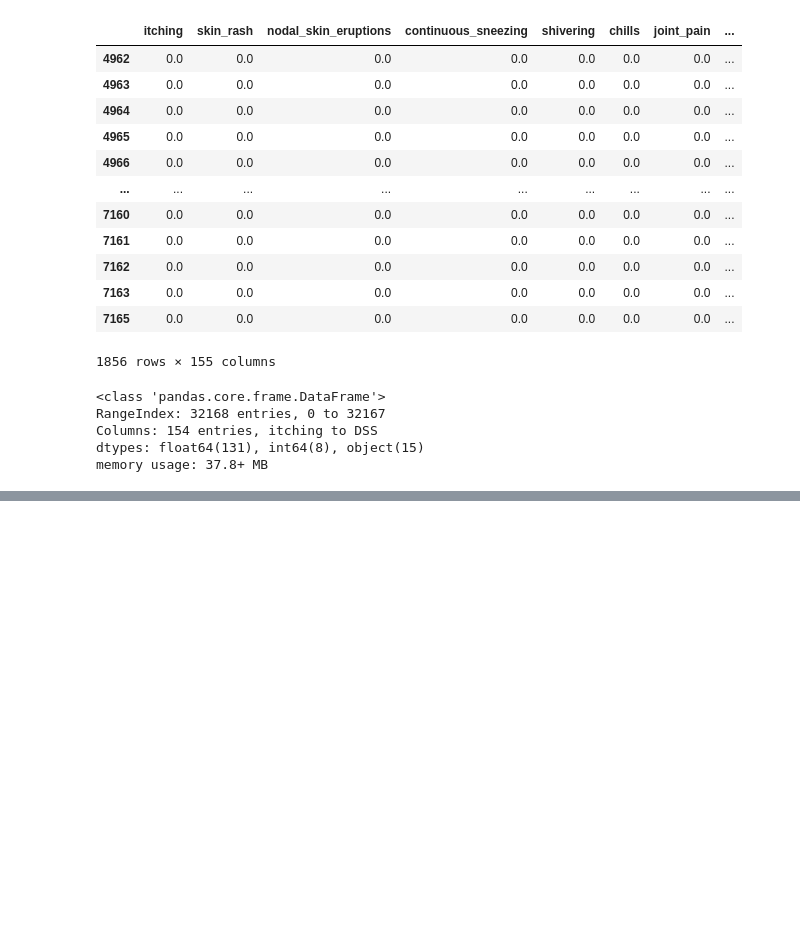
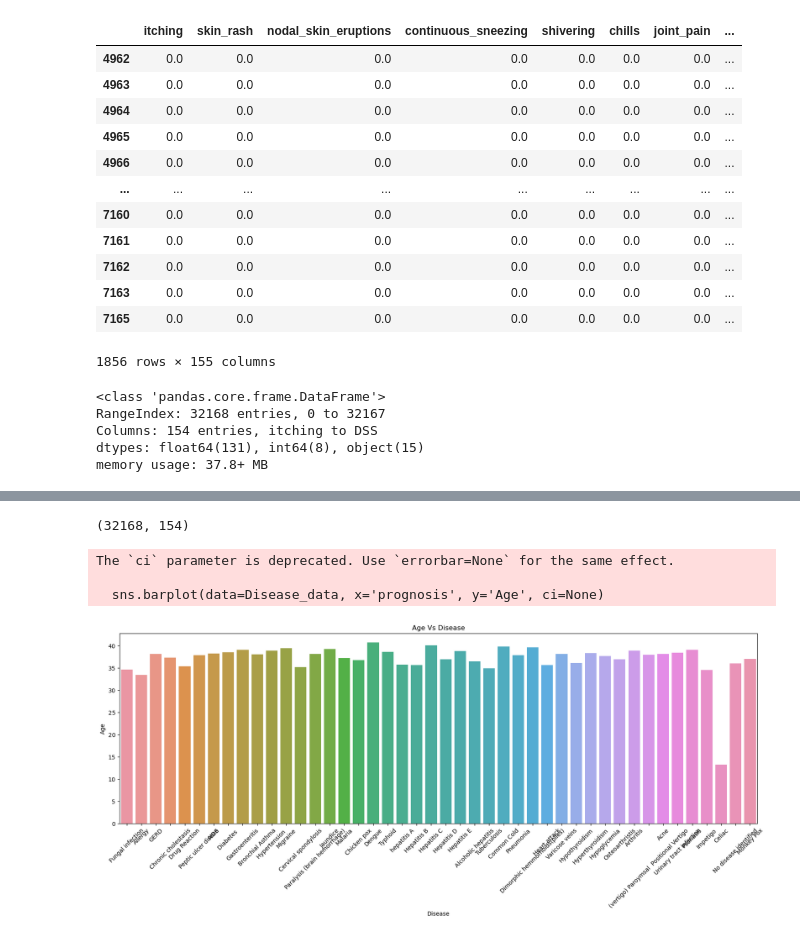
Before and after one commit to RAJESHVELAMALA/project2, a Jupyter notebook: preprocess.ipynb, the cells around one changed output, grey strips where cells are left out. Saved outputs shown, nothing was run; the diff lists cells and outputs as text; code cells hidden in the pictures; blank space fills up the shorter version.

```diff
--- a/preprocess.ipynb
+++ b/preprocess.ipynb
@@ -676,0 +696,22 @@ Disease_data.to_csv('./Project_data/Disease_data.csv', index=False)
+# %%
+Disease_data.shape
+# %% [output]
+(32168, 154)
+# %%
+#Plots
+import matplotlib.pyplot as plt
+import seaborn as sns
+
+plt.figure(figsize=(20, 6))
+sns.barplot(data=Disease_data, x='prognosis', y='Age', ci=None)
+plt.title('Age Vs Disease')
+plt.xlabel('Disease')
+plt.ylabel('Age')
+plt.xlabel
+plt.xticks(rotation=45)
+plt.show()
+# %% [output]
+The `ci` parameter is deprecated. Use `errorbar=None` for the same effect.
+
+  sns.barplot(data=Disease_data, x='prognosis', y='Age', ci=None)
+[figure, added]
```
Also changed, not shown: parts of 10 cells of this notebook, 13 other files.
